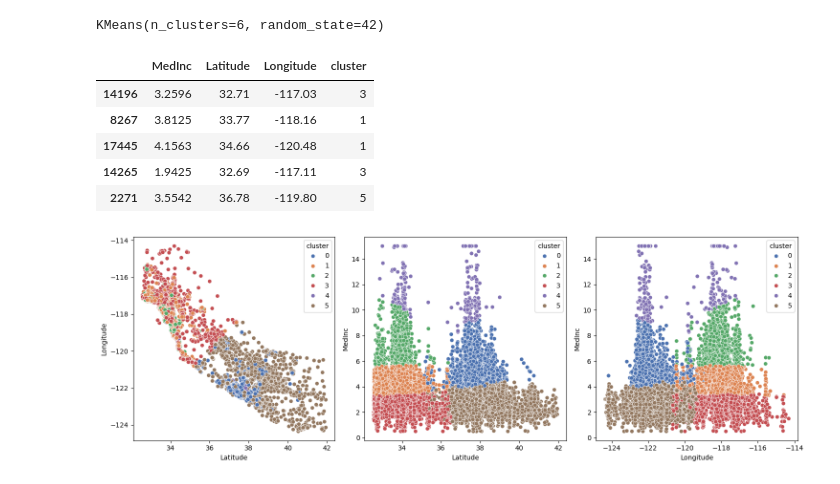
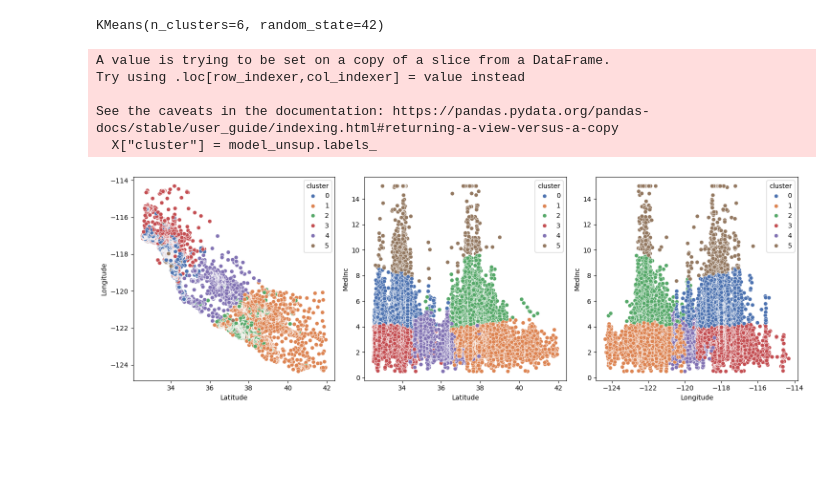
Before and after one commit to 4GeeksAcademy/k-means-project-tutorial-AdamVal, a Jupyter notebook: explore.ipynb, the cells around one changed output. Drawn from its saved outputs; the diff is of its cells as text; code cells hidden in the pictures; blank space fills up the shorter version.

```diff
--- a/explore.ipynb
+++ b/explore.ipynb
@@ -52,31 +38,28 @@ X_train.head()
 from sklearn.cluster import KMeans
 
 model_unsup = KMeans(n_clusters = 6, n_init = "auto", random_state = 42)
-model_unsup.fit(X_train)
+model_unsup.fit(X)
 # %% [output]
 KMeans(n_clusters=6, random_state=42)
 # %%
-y_train = list(model_unsup.labels_)
-X_train["cluster"] = y_train
-X_train.head()
+X["cluster"] = model_unsup.labels_
 # %% [output]
-|  | MedInc | Latitude | Longitude | cluster |
-| 14196 | 3.2596 | 32.71 | -117.03 | 3 |
-| 8267 | 3.8125 | 33.77 | -118.16 | 1 |
-| 17445 | 4.1563 | 34.66 | -120.48 | 1 |
-| 14265 | 1.9425 | 32.69 | -117.11 | 3 |
-| 2271 | 3.5542 | 36.78 | -119.80 | 5 |
+A value is trying to be set on a copy of a slice from a DataFrame.
+Try using .loc[row_indexer,col_indexer] = value instead
+
+See the caveats in the documentation: https://pandas.pydata.org/pandas-docs/stable/user_guide/indexing.html#returning-a-view-versus-a-copy
+  X["cluster"] = model_unsup.labels_
 # %%
 import matplotlib.pyplot as plt
 import seaborn as sns
 
 fig, axis = plt.subplots(1, 3, figsize = (15, 5))
 
-sns.scatterplot(ax = axis[0], data = X_train, x = "Latitude", y = "Longitude", hue = "cluster", palette = "deep")
-sns.scatterplot(ax = axis[1], data = X_train, x = "Latitude", y = "MedInc", hue = "cluster", palette = "deep")
-sns.scatterplot(ax = axis[2], data = X_train, x = "Longitude", y = "MedInc", hue = "cluster", palette = "deep")
+sns.scatterplot(ax = axis[0], data = X, x = "Latitude", y = "Longitude", hue = "cluster", palette = "deep")
+sns.scatterplot(ax = axis[1], data = X, x = "Latitude", y = "MedInc", hue = "cluster", palette = "deep")
+sns.scatterplot(ax = axis[2], data = X, x = "Longitude", y = "MedInc", hue = "cluster", palette = "deep")
 plt.tight_layout()
 
 plt.show()
 # %% [output]
-[figure, old version]
+[figure, new version]
```
Also changed, not shown: parts of 5 cells of this notebook.
